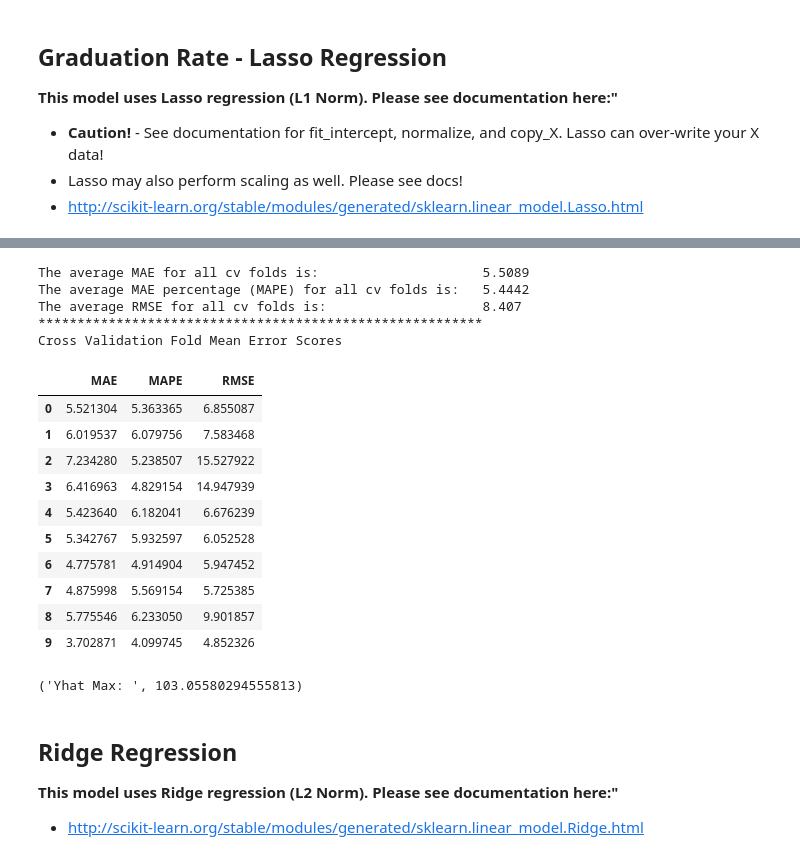
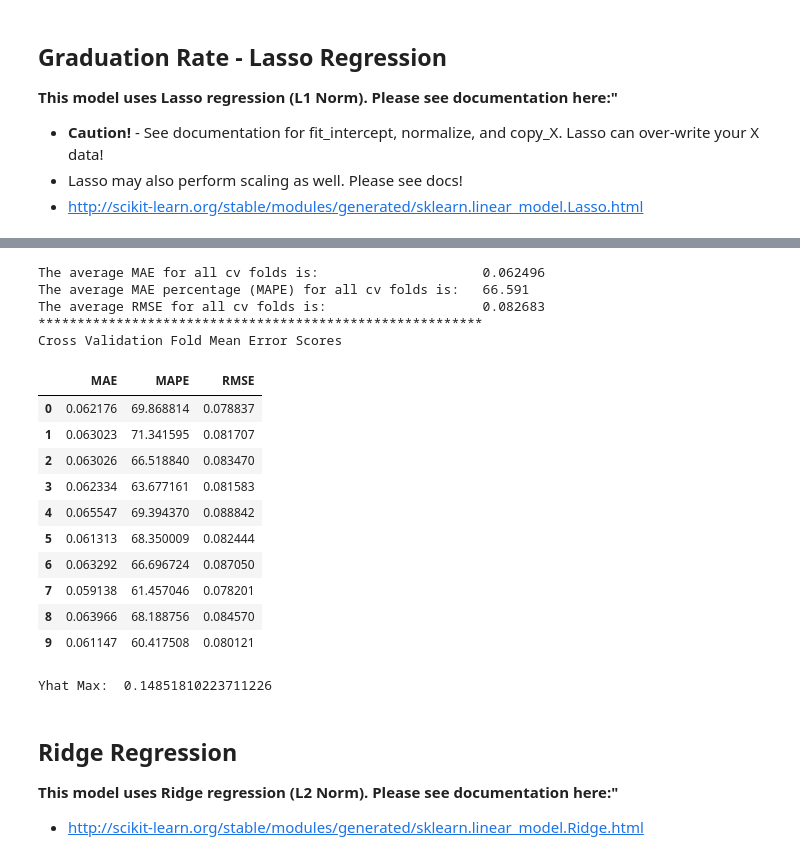
Before and after one commit to wtubin/TeacherRetentionofNC, a Jupyter notebook: 2017/Models/2017TeacherAttritionRatePredict.ipynb, the cells around one changed output, grey strips where cells are left out. Drawn from its saved outputs; the diff is of its cells as text; code cells hidden in the pictures.

```diff
--- a/2017/Models/2017TeacherAttritionRatePredict.ipynb
+++ b/2017/Models/2017TeacherAttritionRatePredict.ipynb
@@ -298,15 +295,8 @@ Wall time: 845 ms
 # %%
 %%time
 
-from sklearn.pipeline import make_pipeline
-from sklearn.model_selection import GridSearchCV
-from sklearn.feature_selection import RFECV
-from sklearn.linear_model import LinearRegression
-from sklearn.preprocessing import StandardScaler
-from sklearn.model_selection import ShuffleSplit
 
-
-print("RFE CV Linear Regression 1st Pass")
+#print("RFE CV Linear Regression 1st Pass")
 rfecvEstimator = LinearRegression()
 
 parameters = { 'fit_intercept':[True,False], 'normalize':[True,False], 'copy_X':[True, False]
@@ -336,19 +326,19 @@ print("Ranking", rfecv.ranking_)
 print("Support", rfecv.support_)
 print("Number of Features:", rfecv.n_features_)
 
-print("Logistic Regression Second Pass")
-#create a pipeline to scale all of the data and perform logistic regression during each grid search step.
-pipe = make_pipeline(StandardScaler(), LinearRegression())
+#print("Linear Regression Second Pass")
+# #create a pipeline to scale all of the data and perform logistic regression during each grid search step.
+# pipe = make_pipeline(StandardScaler(), LinearRegression())
 
-#Define a range of hyper parameters for grid search
-parameters = { 'linearregression__fit_intercept':[True,False], 'LinearRegression__normalize':[True,False]
-              , 'LinearRegression__copy_X':[True, False]
-              , 'linearregression__n_jobs':[None]
-             }
+# #Define a range of hyper parameters for grid search
+# parameters = { 'linearregression__fit_intercept':[True,False], 'LinearRegression__normalize':[True,False]
+#               , 'LinearRegression__copy_X':[True, False]
+#               , 'linearregression__n_jobs':[None]
+#              }
 
-#Perform the grid search using accuracy as a metric during cross validation.
-grid = GridSearchCV(pipe, parameters, cv=cv, scoring='accuracy')
+# #Perform the grid search using accuracy as a metric during cross validation.
+# grid = GridSearchCV(estimator=pipe, param_grid=parameters, cv=cv)
 
-#Use the best features from recursive feature elimination during the grid search
-grid.fit(X, y)
+# #Use the best features from recursive feature elimination during the grid search
+# grid.fit(X, y)
 # %% [output]
@@ -408,7 +394,7 @@ def rmse(y_actual, y_predicted):
 #Function for Mean Absolute Percentage Error (MAPE) - Untested
 #Adapted from - https://stackoverflow.com/questions/42250958/how-to-optimize-mape-code-in-python
 def mape(y_actual, y_predicted):
-    mask = y_actual <> 0
+    mask = y_actual != 0
     return (np.fabs(y_actual - y_predicted)/y_actual)[mask].mean() * 100
 
 #Create scorers for rmse and mape functions
@@ -491,10 +477,9 @@ class CappedLinearRegression(LinearRegression):
 # %%
 #Create a Linear Regression object and perform a grid search to find the best parameters
 linreg = CappedLinearRegression()
-parameters = {'normalize':(True,False), 'fit_intercept':(True,False)}
+parameters = {'normalize':(True,False), 'fit_intercept':(True,False),'normalize': (True, False),}
 
 #Create a grid search object using the
-from sklearn.model_selection import GridSearchCV
 regGridSearch = GridSearchCV(estimator=linreg
                    , verbose=1 # low verbosity
                    , param_grid=parameters
@@ -502,6 +487,6 @@ regGridSearch = GridSearchCV(estimator=linreg
                    , scoring=mae_scorer)
 
 #Perform hyperparameter search to find the best combination of parameters for our data
-regGridSearch.fit(X_highSchools, Y)
+regGridSearch.fit(X, y)
 # %% [output]
 Fitting 10 folds for each of 4 candidates, totalling 40 fits
@@ -653,7 +629,6 @@ warm_start = [True, False]
 parameters = {'alpha': alpha, 'selection': selection, 'warm_start': warm_start}
 
 #Create a grid search object using the parameters above
-from sklearn.model_selection import GridSearchCV
 regGridSearch = GridSearchCV(estimator=reg
                    , n_jobs=8 # jobs to run in parallel
                    , verbose=1 # low verbosity
@@ -662,6 +637,6 @@ regGridSearch = GridSearchCV(estimator=reg
                    , scoring=mae_scorer)
 
 #Perform hyperparameter search to find the best combination of parameters for our data
-regGridSearch.fit(X_highSchools, Y)
+regGridSearch.fit(X, y)
 # %% [output]
 Fitting 10 folds for each of 20 candidates, totalling 200 fits
@@ -687,37 +664,37 @@ Lasso(alpha=0.1, copy_X=True, fit_intercept=True, max_iter=10000,
 # %%
 #Create a regression estimator with best parameters for cross validation
 regEstimator = regGridSearch.best_estimator_
 
 #Evaluate the regression estimator above using our pre-defined cross validation and scoring metrics.
-EvaluateRegressionEstimator(regEstimator, X_highSchools, Y, cv)
+EvaluateRegressionEstimator(regEstimator, X, y, cv)
 # %% [output]
-The average MAE for all cv folds is:                     5.5089
-The average MAE percentage (MAPE) for all cv folds is:   5.4442
-The average RMSE for all cv folds is:                    8.407
+The average MAE for all cv folds is:                     0.062496
+The average MAE percentage (MAPE) for all cv folds is:   66.591
+The average RMSE for all cv folds is:                    0.082683
 *********************************************************
 Cross Validation Fold Mean Error Scores
 |  | MAE | MAPE | RMSE |
-| 0 | 5.521304 | 5.363365 | 6.855087 |
-| 1 | 6.019537 | 6.079756 | 7.583468 |
-| 2 | 7.234280 | 5.238507 | 15.527922 |
-| 3 | 6.416963 | 4.829154 | 14.947939 |
-| 4 | 5.423640 | 6.182041 | 6.676239 |
-| 5 | 5.342767 | 5.932597 | 6.052528 |
-| 6 | 4.775781 | 4.914904 | 5.947452 |
-| 7 | 4.875998 | 5.569154 | 5.725385 |
-| 8 | 5.775546 | 6.233050 | 9.901857 |
-| 9 | 3.702871 | 4.099745 | 4.852326 |
+| 0 | 0.062176 | 69.868814 | 0.078837 |
+| 1 | 0.063023 | 71.341595 | 0.081707 |
+| 2 | 0.063026 | 66.518840 | 0.083470 |
+| 3 | 0.062334 | 63.677161 | 0.081583 |
+| 4 | 0.065547 | 69.394370 | 0.088842 |
+| 5 | 0.061313 | 68.350009 | 0.082444 |
+| 6 | 0.063292 | 66.696724 | 0.087050 |
+| 7 | 0.059138 | 61.457046 | 0.078201 |
+| 8 | 0.063966 | 68.188756 | 0.084570 |
+| 9 | 0.061147 | 60.417508 | 0.080121 |
 # %%
 #Do we predict graduation rates greater than 100%?
 regEstimator = Lasso(alpha=0.001, copy_X=True, fit_intercept=True, max_iter=10000,
    normalize=True, positive=False, precompute=True, random_state=0,
    selection='cyclic', tol=0.0001, warm_start=True)
 
-regEstimator.fit(X_highSchools, Y)
-yhat = regEstimator.predict(X_highSchools)
+regEstimator.fit(X, y)
+yhat = regEstimator.predict(X)
 print("Yhat Max: ", yhat.max())
 # %% [output]
-('Yhat Max: ', 103.05580294555813)
+Yhat Max:  0.14851810223711226
 # %% [markdown]
 ## Ridge Regression
 **This model uses Ridge regression (L2 Norm). Please see documentation here:"**
```
Also changed, not shown: parts of 44 cells of this notebook, 1 other file.
